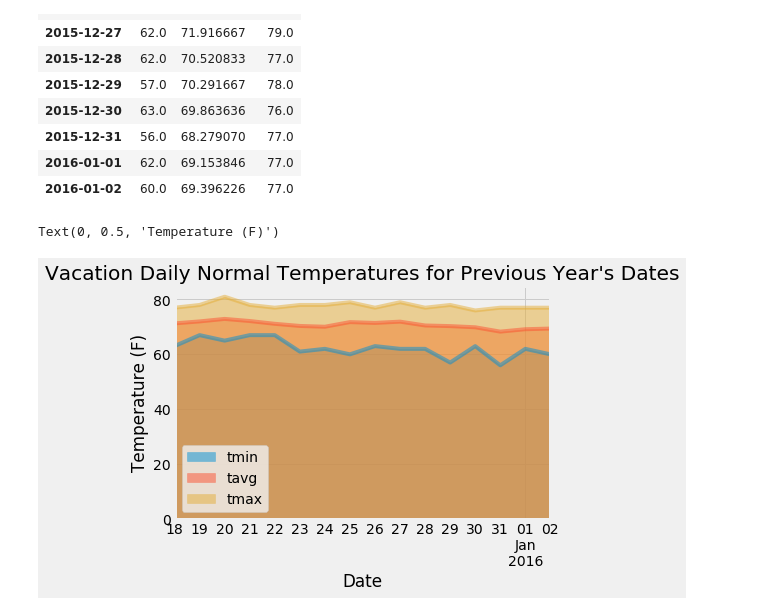
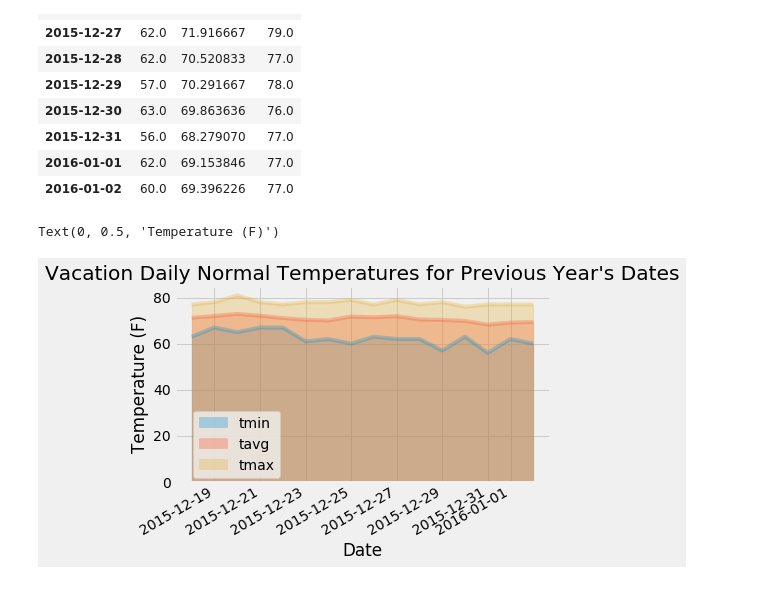
Before and after one commit to jgabunilas/sqlalchemy-challenge, a Jupyter notebook: climate_starter.ipynb, the cells around one changed output. Drawn from its saved outputs; the diff is of its cells as text; code cells hidden in the pictures.

Commit message:
Reformatted area plot

```diff
--- a/climate_starter.ipynb
+++ b/climate_starter.ipynb
@@ -408,10 +408,10 @@ daily_normals_df
 | 2016-01-02 | 60.0 | 69.396226 | 77.0 |
 # %%
 # Plot the daily normals as an area plot with `stacked=False`
-ax = daily_normals_df.plot.area(stacked = False, title = "Vacation Daily Normal Temperatures for Previous Year's Dates")
+ax = daily_normals_df.plot.area(stacked = False, title = "Vacation Daily Normal Temperatures for Previous Year's Dates", x_compat = True, legend = 'True', alpha = 0.3)
+ax.legend(loc = (0.05,0.02))
 
 ax.set_ylabel('Temperature (F)')
-# ax.xaxis.set_major_formatter(mdates.DateFormatter('%Y-%m-%d'))
 # %% [output]
 Text(0, 0.5, 'Temperature (F)')
-[figure, old version]
+[figure, new version]
```
